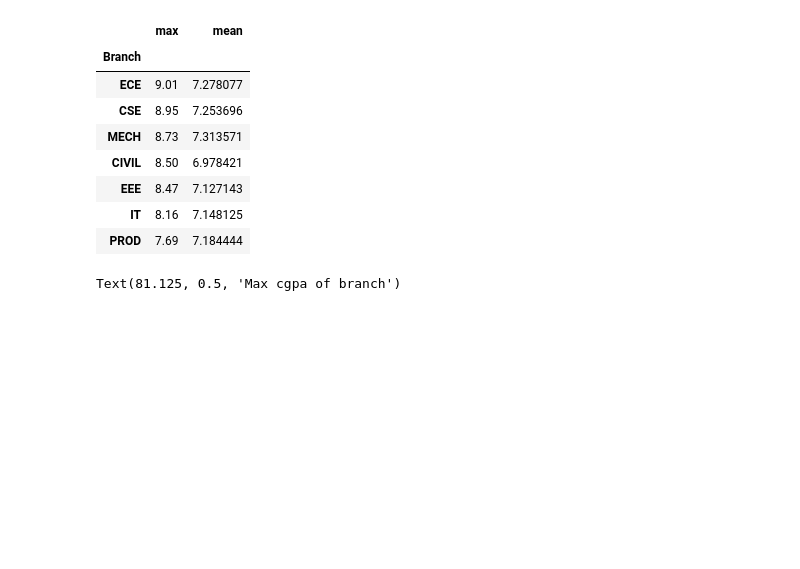
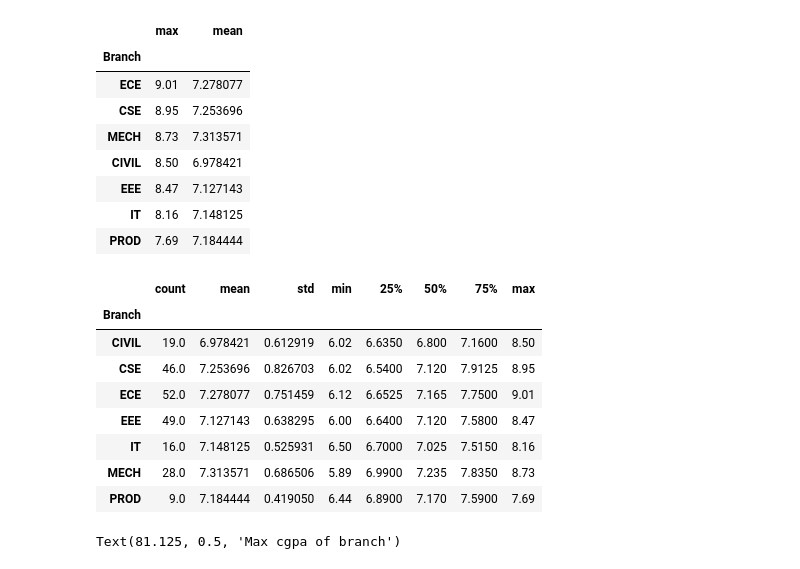
Before and after one commit to Learnlearningplatform/Btech_student_analysis, a Jupyter notebook: assignment_2.ipynb, the cells around one changed output. Drawn from its saved outputs; the diff is of its cells as text; code cells hidden in the pictures; blank space fills up the shorter version.

```diff
--- a/assignment_2.ipynb
+++ b/assignment_2.ipynb
@@ -243,6 +243,18 @@ df.groupby('Branch')['CGPA'].agg(['max','mean']).sort_values(by='max',ascending=
 | EEE | 8.47 | 7.127143 |
 | IT | 8.16 | 7.148125 |
 | PROD | 7.69 | 7.184444 |
+# %%
+df.groupby('Branch')['CGPA'].describe()
+# %% [output]
+|  | count | mean | std | min | 25% | 50% | 75% | max |
+| Branch |  |  |  |  |  |  |  |  |
+| CIVIL | 19.0 | 6.978421 | 0.612919 | 6.02 | 6.6350 | 6.800 | 7.1600 | 8.50 |
+| CSE | 46.0 | 7.253696 | 0.826703 | 6.02 | 6.5400 | 7.120 | 7.9125 | 8.95 |
+| ECE | 52.0 | 7.278077 | 0.751459 | 6.12 | 6.6525 | 7.165 | 7.7500 | 9.01 |
+| EEE | 49.0 | 7.127143 | 0.638295 | 6.00 | 6.6400 | 7.120 | 7.5800 | 8.47 |
+| IT | 16.0 | 7.148125 | 0.525931 | 6.50 | 6.7000 | 7.025 | 7.5150 | 8.16 |
+| MECH | 28.0 | 7.313571 | 0.686506 | 5.89 | 6.9900 | 7.235 | 7.8350 | 8.73 |
+| PROD | 9.0 | 7.184444 | 0.419050 | 6.44 | 6.8900 | 7.170 | 7.5900 | 7.69 |
 # %%
 fig,ax=plt.subplots(nrows=2,ncols=1,figsize=(12,7))
 plt.tight_layout()
```
Also changed, not shown: parts of 2 cells of this notebook.
